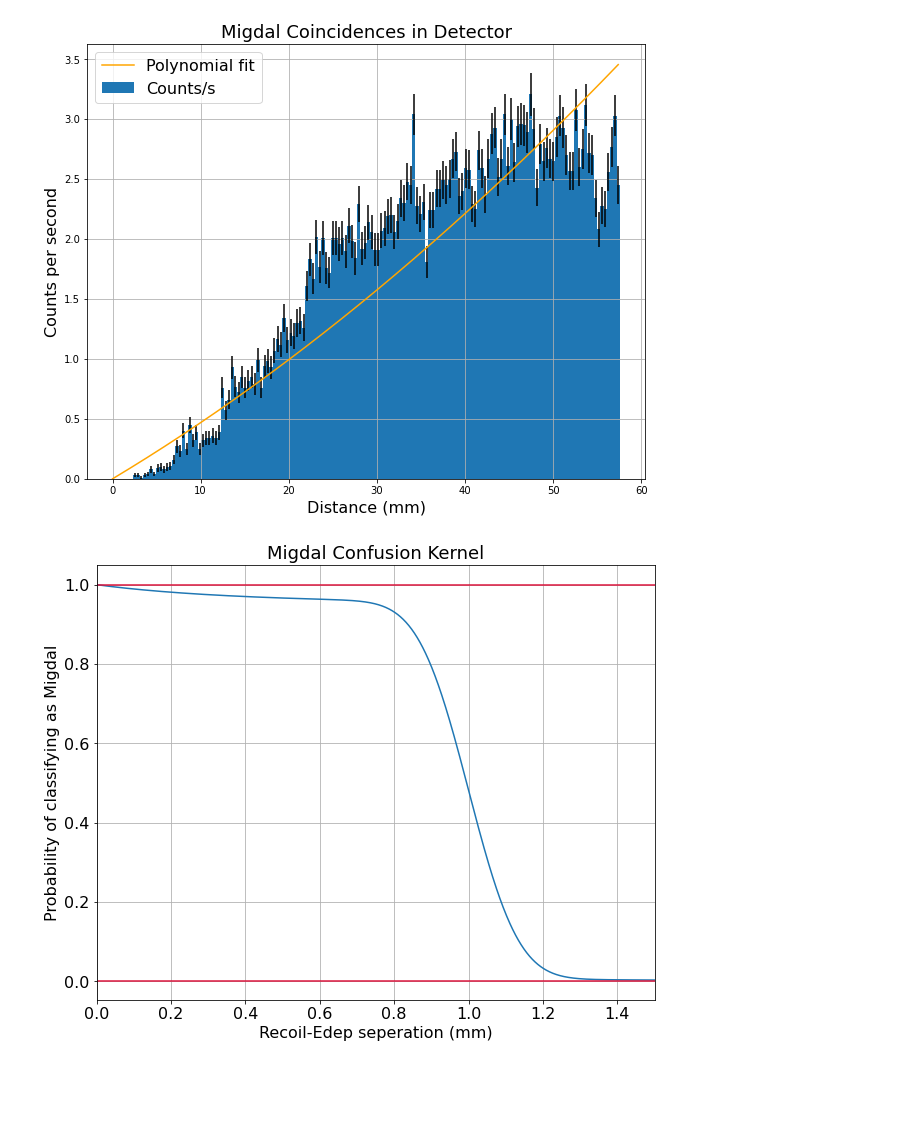
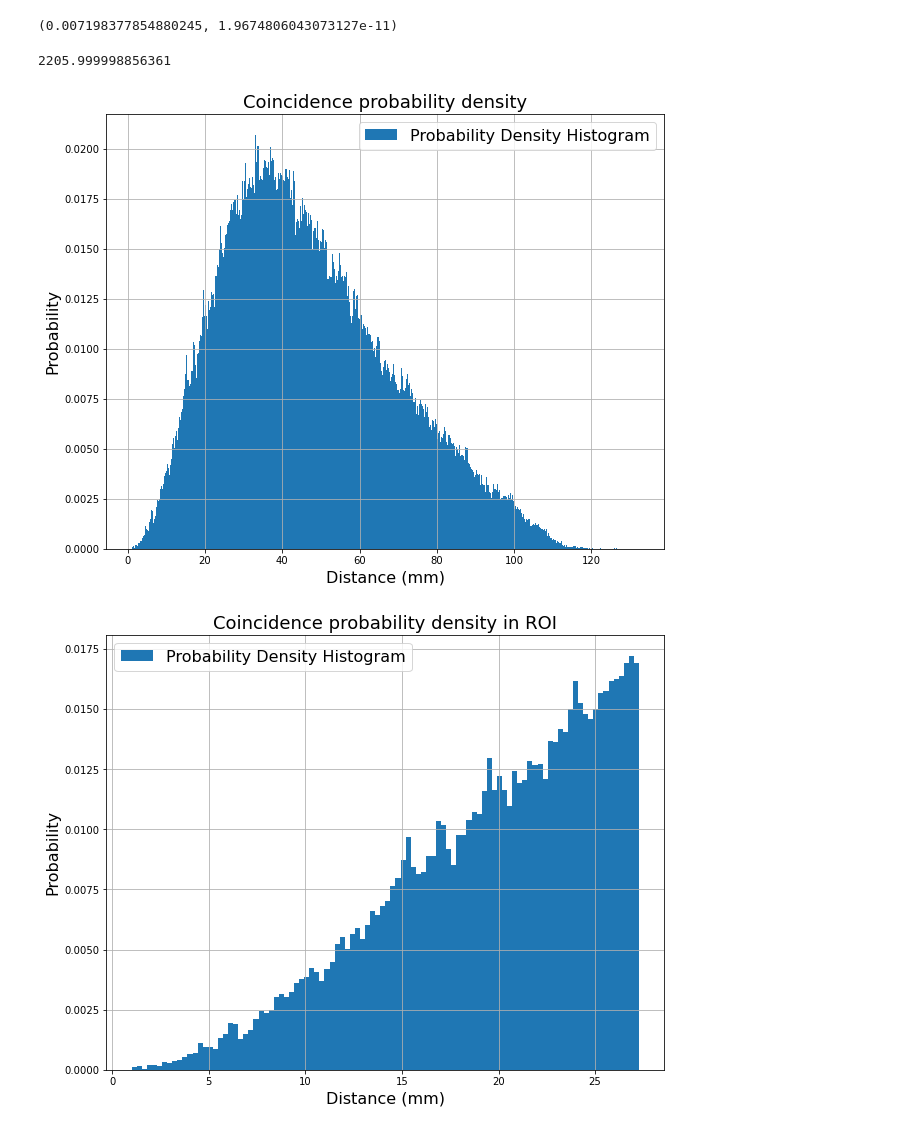
Before and after one commit to ArktisDev/Migdal, a Jupyter notebook: analysis/graphing/Coincidence Analysis.ipynb, the cells around one changed output. Drawn from its saved outputs; the diff is of its cells as text; code cells hidden in the pictures; blank space fills up the shorter version.

```diff
--- a/analysis/graphing/Coincidence Analysis.ipynb
+++ b/analysis/graphing/Coincidence Analysis.ipynb
@@ -22,4 +27,4 @@ data = file['Pairwise Distances'].arrays(library='pd')
 # %%
-file = uproot.open("../../geant/data/bigdatasample/output_75_full_more_shield_re_coincidences_3D.root")
-data = file['Pairwise Distances'].arrays(library='pd')
-meta = file['Metadata'].arrays(library='pd')
+file = uproot.open("../../geant/data/bigdatasample/output_full_50m_fieldCage_re_coincidences_3D.root")
+coincidencedata = file['Pairwise Distances'].arrays(library='pd')
+#meta = file['Metadata'].arrays(library='pd')
@@ -52,48 +160,48 @@ fity = poly4(fitx, *popt)
+# %%
+# total portion counts expected in the specified integration range
+scipy.integrate.quad(lambda x : expDistFit(x, *edeppopt), 5, 15)
+# %% [output]
+(0.007198377854880245, 1.9674806043073127e-11)
+# %%
+# Counts expected per however many neutrons were shot in the simulation
+print(scipy.integrate.quad(lambda x : expDistFit(x, *edeppopt), 2, 15)[0] * fulldata.shape[0])
+pElectronRecoilInEnergyRange = scipy.integrate.quad(lambda x : expDistFit(x, *edeppopt), 2, 15)[0]
+
+dpElectronRecoilInEnergyRange = pElectronRecoilInEnergyRange / np.sqrt(fulldata.shape[0])
+# %% [output]
+2205.999998856361
 # %%
+(coincidencebars, coincidencebins) = np.histogram(coincidencedata['Distance (mm)'], bins=500, density=True)
+coincidencewidth = coincidencebins[1] - coincidencebins[0]
+coincidencebins = np.convolve(coincidencebins, np.ones(2) / 2, mode='valid')
+
 fig, ax = plt.subplots()
 
-ax.bar(bins[roi], bars[roi], width, yerr=barsigma, label='Counts/s')
-ax.plot(fitx, fity, color='orange', zorder=10, label='Polynomial fit')
+ax.bar(coincidencebins, coincidencebars, coincidencewidth, label='Probability Density Histogram')
 
 ax.grid()
 ax.legend(fontsize=16)
 
 ax.set_xlabel('Distance (mm)', fontsize=16)
-ax.set_ylabel('Counts per second', fontsize=16)
-ax.set_title('Migdal Coincidences in Detector', fontsize=18)
+ax.set_ylabel('Probability', fontsize=16)
+ax.set_title('Coincidence probability density', fontsize=18)
 
 plt.show()
+
+roi =slice(0, 100)
+
+fig, ax = plt.subplots()
+
+ax.bar(coincidencebins[roi], coincidencebars[roi], coincidencewidth, label='Probability Density Histogram')
+
+ax.grid()
+ax.legend(fontsize=16)
+
+ax.set_xlabel('Distance (mm)', fontsize=16)
+ax.set_ylabel('Probability', fontsize=16)
+ax.set_title('Coincidence probability density in ROI', fontsize=18)
+
+plt.show()
 # %% [output]
-[figure, old version]
+[figure, new version]
+[figure, added]
-# %%
-def Kernel(x_list, A, d, w):
-    return A * (0.5 * erf((d - x_list) / w) + 0.5) + (1 - A) / ((0.5 * x_list + 1) ** 5)
-
-fig, ax = plt.subplots()
-
-A = 0.95
-kernelCenter = 1
-w = 0.15
-
-d = np.linspace(0, 1.5, 1000)
-confusionKernel = Kernel(d, A, kernelCenter, w)
-
-ax.plot(d, confusionKernel)
-
-ax.axhline(0, color='crimson')
-ax.axhline(1, color='crimson')
-
-ax.set_xlim(0, 1.5)
-
-ax.grid()
-
-plt.xticks(fontsize=16)
-plt.yticks(fontsize=16)
-
-ax.set_xlabel('Recoil-Edep seperation (mm)',fontsize=16)
-ax.set_ylabel('Probability of classifying as Migdal',fontsize=16)
-ax.set_title('Migdal Confusion Kernel',fontsize=18)
-
-plt.show()
-# %% [output]
-[figure, removed]
```
Also changed, not shown: parts of 22 cells of this notebook, 3 other files.
